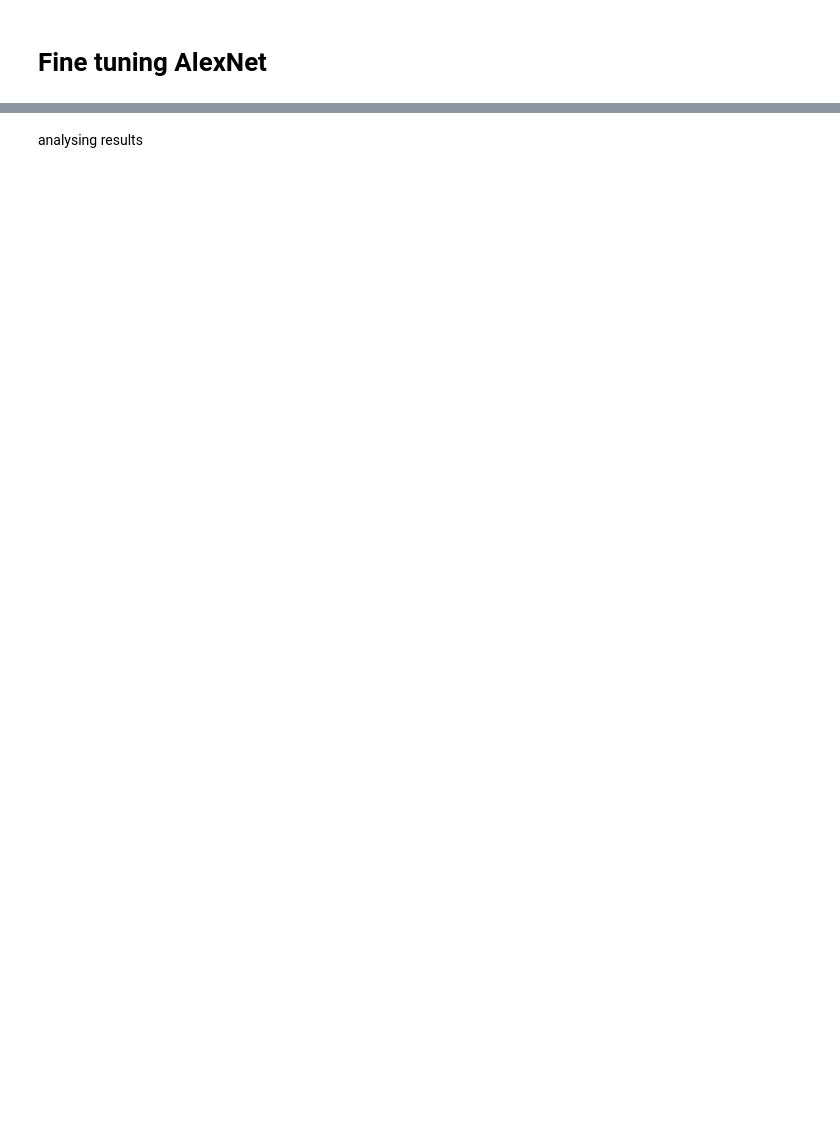
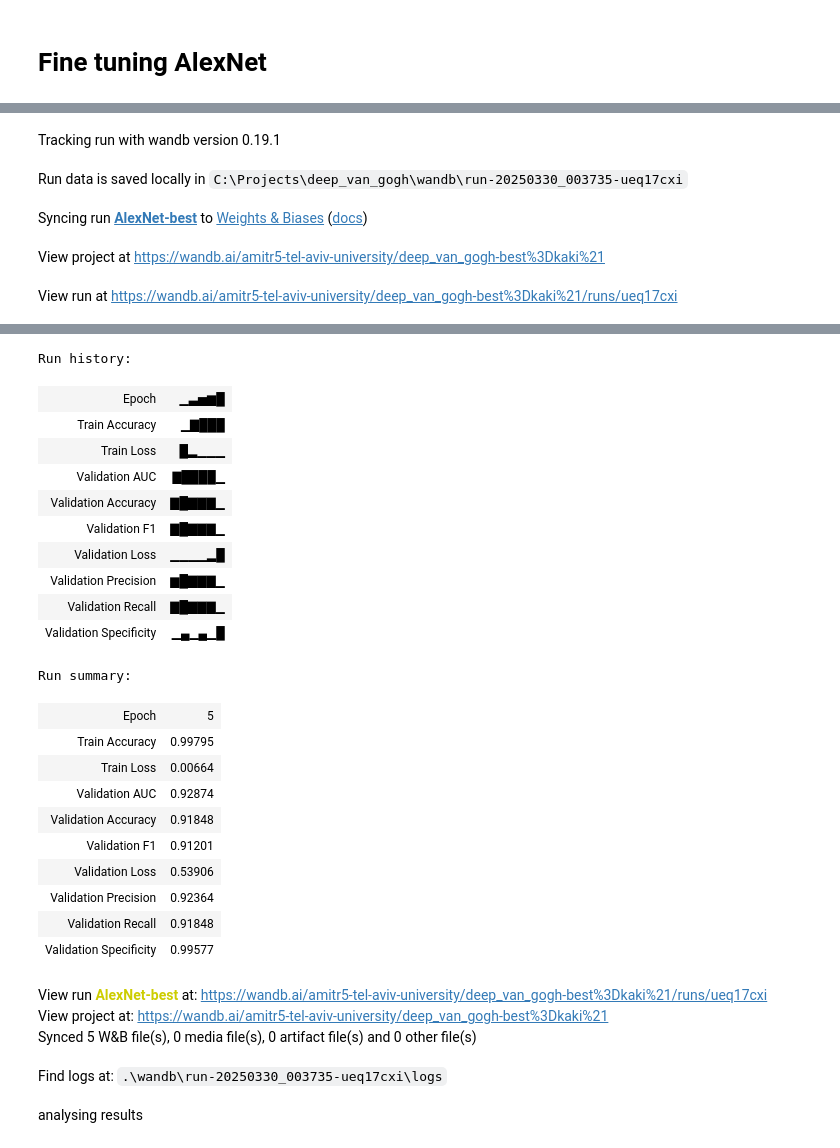
Before and after one commit to amitxy/deep_van_gogh, a Jupyter notebook: main.ipynb, the cells around one changed output, grey strips where cells are left out. Saved outputs shown, nothing was run; the diff lists cells and outputs as text; code cells hidden in the pictures; blank space fills up the shorter version.

```diff
--- a/main.ipynb
+++ b/main.ipynb
@@ -328,3 +319,3 @@ FinedTunedModel(
 # %%
-study = optuna.create_study(study_name=f'{ALEXNET}', direction='minimize')
-study.optimize(lambda trial: objective(trial, alexnet_model, config={}), n_trials=3)
+study = optuna.create_study(study_name=ALEXNET, direction='maximize')
+study.optimize(lambda trial: objective(trial, ALEXNET, config={}), n_trials=n_trials)
@@ -356,0 +322,31 @@ Synced 5 W&B file(s), 0 media file(s), 0 artifact file(s) and 0 other file(s)
+# %%
+# Training the model - ALEXNET
+base_model = alexnet
+model = FinedTunedModel(base_model.to(device), ALEXNET).to(device)
+weight_decay=0.0000961196621799138
+lr=0.0000607994047379646
+optimizer = optim.Adam(model.parameters(), lr=0.0000607994047379646, weight_decay=0.0000961196621799138)
+criterion = nn.CrossEntropyLoss()
+batch_size=128
+epochs=5
+wandb.init(project='deep_van_gogh-best=kaki!',
+                       config={ "learning_rate": lr,
+                                "weight_decay": weight_decay,
+                                "patience": 8,
+                                "batch_size": batch_size,
+                                "epochs": epochs,
+                                "architecture": ALEXNET,
+                                "dataset": "Post_Impressionism",
+                                }, name=f"{ALEXNET}-best")
+        ################
+train_model_with_hyperparams(model, train_loader, val_loader, optimizer, criterion, epochs=epochs, patience=8,device=device, trial=None, architecture=ALEXNET, fold=0, save_model=True, log=True)
+# test_loader = DataLoader(test_dataset, batch_size=batch_size, shuffle=False)
+best_values = train.validation(model, criterion, test_loader, device)
+wandb.log(best_values)
+wandb.finish()
+# %% [output]
+Tracking run with wandb version 0.19.1
+Run data is saved locally in C:\Projects\deep_van_gogh\wandb\run-20250330_003735-ueq17cxi
+Syncing run AlexNet-best to Weights & Biases (docs)
+View project at https://wandb.ai/amitr5-tel-aviv-university/deep_van_gogh-best%3Dkaki%21
+View run at https://wandb.ai/amitr5-tel-aviv-university/deep_van_gogh-best%3Dkaki%21/runs/ueq17cxi
@@ -357,2 +354,28 @@ Synced 5 W&B file(s), 0 media file(s), 0 artifact file(s) and 0 other file(s)
+Run history:
+| Epoch | ▁▃▅▆█ |
+| Train Accuracy | ▁▇███ |
+| Train Loss | █▂▁▁▁ |
+| Validation AUC | ▇████▁ |
+| Validation Accuracy | ▇█▇▇▇▁ |
+| Validation F1 | ▇█▇▇▇▁ |
+| Validation Loss | ▁▁▁▁▂█ |
+| Validation Precision | ▆█▇▇▇▁ |
+| Validation Recall | ▇█▇▇▇▁ |
+| Validation Specificity | ▁▄▁▄▁█ |
+Run summary:
+| Epoch | 5 |
+| Train Accuracy | 0.99795 |
+| Train Loss | 0.00664 |
+| Validation AUC | 0.92874 |
+| Validation Accuracy | 0.91848 |
+| Validation F1 | 0.91201 |
+| Validation Loss | 0.53906 |
+| Validation Precision | 0.92364 |
+| Validation Recall | 0.91848 |
+| Validation Specificity | 0.99577 |
+View run AlexNet-best at: https://wandb.ai/amitr5-tel-aviv-university/deep_van_gogh-best%3Dkaki%21/runs/ueq17cxi
+View project at: https://wandb.ai/amitr5-tel-aviv-university/deep_van_gogh-best%3Dkaki%21
+Synced 5 W&B file(s), 0 media file(s), 0 artifact file(s) and 0 other file(s)
+Find logs at: .\wandb\run-20250330_003735-ueq17cxi\logs
 # %% [markdown]
 analysing results
```
Also changed, not shown: parts of 19 cells of this notebook, 4 other files.
